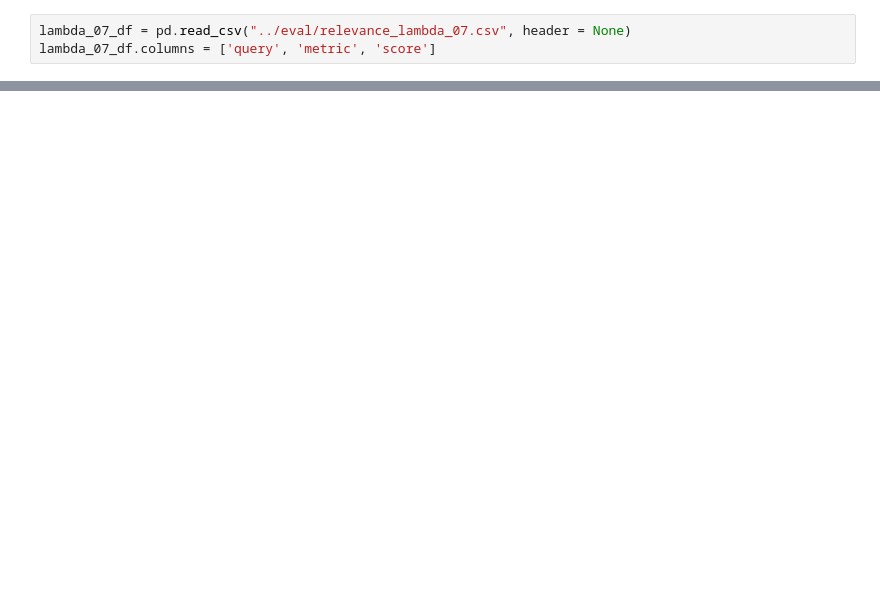
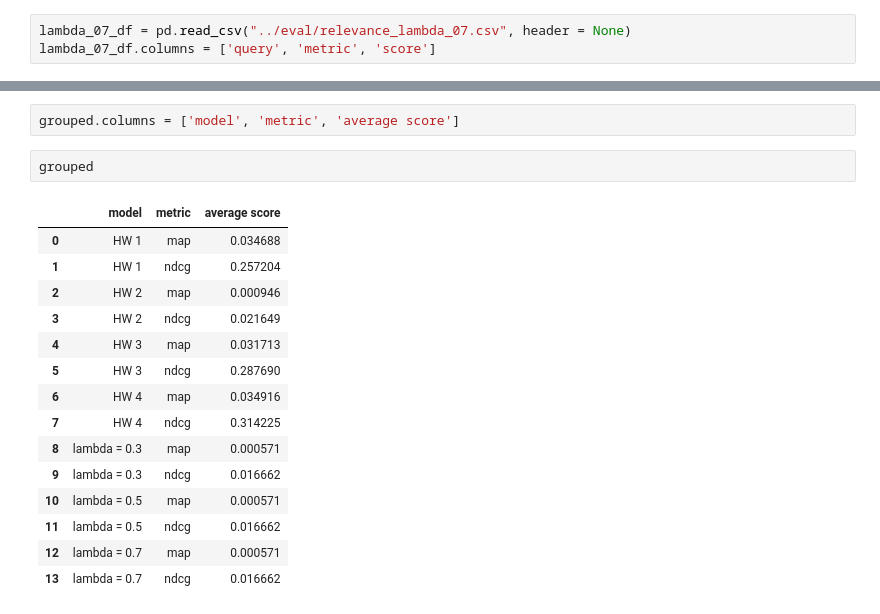
Before and after one commit to haleyej/EECS_549_HW_5, a Jupyter notebook: code/system_eval.ipynb, the cells around one changed output, grey strips where cells are left out. Saved outputs shown, nothing was run; the diff lists cells and outputs as text; blank space fills up the shorter version.

```diff
--- a/code/system_eval.ipynb
+++ b/code/system_eval.ipynb
@@ -289,0 +298,20 @@ l2r.query('wikipedia')
+# %%
+grouped.columns = ['model', 'metric', 'average score']
+# %%
+grouped
+# %% [output]
+|  | model | metric | average score |
+| 0 | HW 1 | map | 0.034688 |
+| 1 | HW 1 | ndcg | 0.257204 |
+| 2 | HW 2 | map | 0.000946 |
+| 3 | HW 2 | ndcg | 0.021649 |
+| 4 | HW 3 | map | 0.031713 |
+| 5 | HW 3 | ndcg | 0.287690 |
+| 6 | HW 4 | map | 0.034916 |
+| 7 | HW 4 | ndcg | 0.314225 |
+| 8 | lambda = 0.3 | map | 0.000571 |
+| 9 | lambda = 0.3 | ndcg | 0.016662 |
+| 10 | lambda = 0.5 | map | 0.000571 |
+| 11 | lambda = 0.5 | ndcg | 0.016662 |
+| 12 | lambda = 0.7 | map | 0.000571 |
+| 13 | lambda = 0.7 | ndcg | 0.016662 |
```
Also changed, not shown: parts of 14 cells of this notebook, 9 other files.
